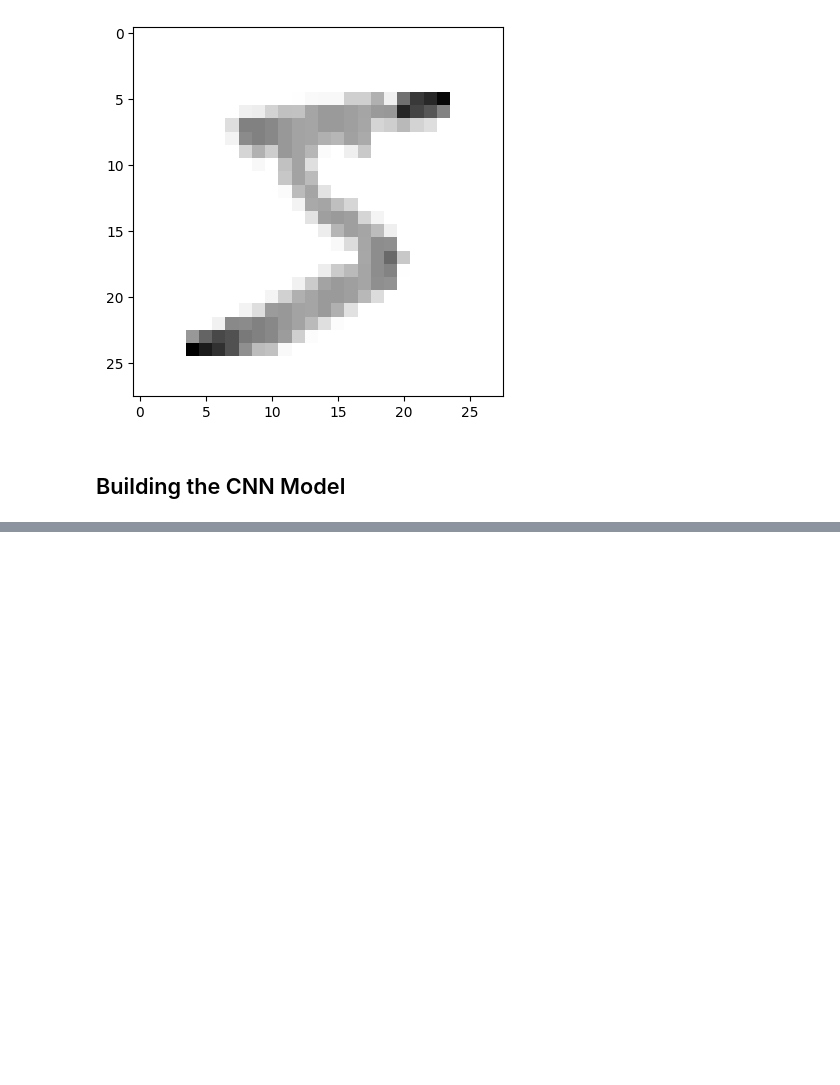
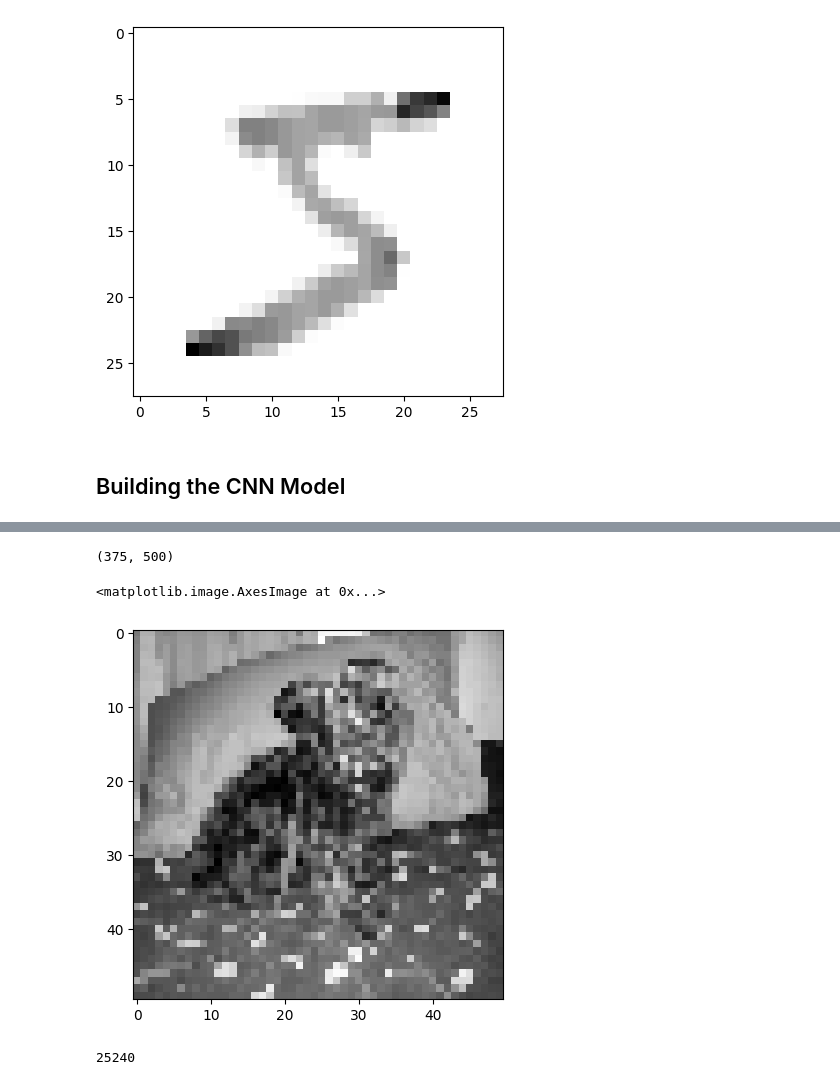
Before and after one commit to hivan04/catdog_cnn, a Jupyter notebook: cnntut.ipynb, the cells around one changed output, grey strips where cells are left out. Cells and saved outputs as stored; diff of their text form; code cells hidden in the pictures; blank space fills up the shorter version.

```diff
--- a/cnntut.ipynb
+++ b/cnntut.ipynb
@@ -103,0 +114,12 @@ Error:
+# %%
+print(img_array.shape) # Prints the shape of the image array
+# %% [output]
+(375, 500)
+# %%
+# Making all the images the same size for simplicity
+img_size = 50 # Size of the image
+new_array = cv2.resize(img_array, (img_size, img_size)) # Resizes the image to 50x50 pixels
+plt.imshow(new_array, cmap="gray")
+# %% [output]
+<matplotlib.image.AxesImage at 0x...>
+[figure, added]
@@ -103,0 +141,4 @@ Error:
+# %%
+print(len(training_data)) # Prints the length of the training data
+# %% [output]
+25240
```
Also changed, not shown: parts of 11 cells of this notebook.
